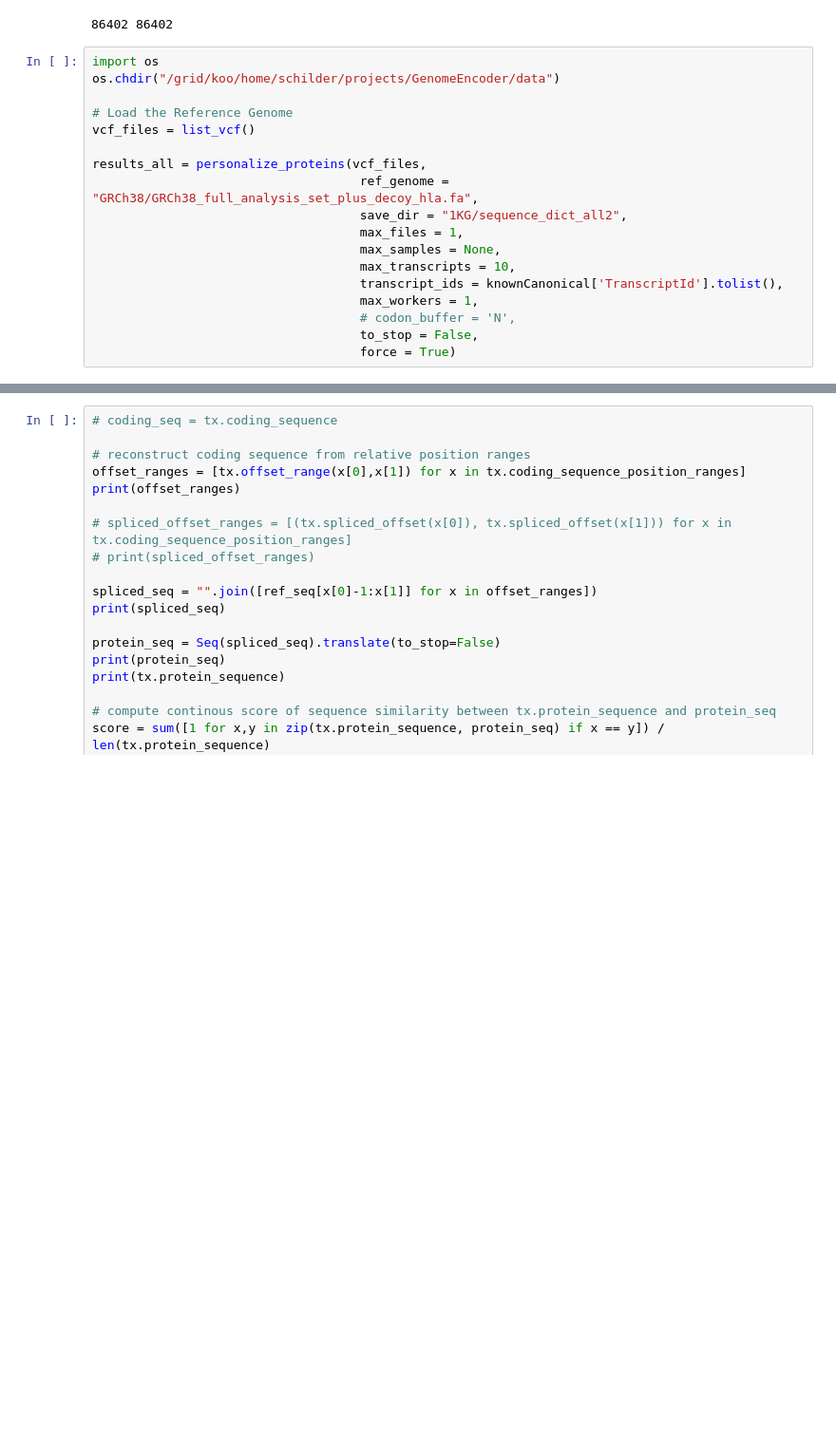
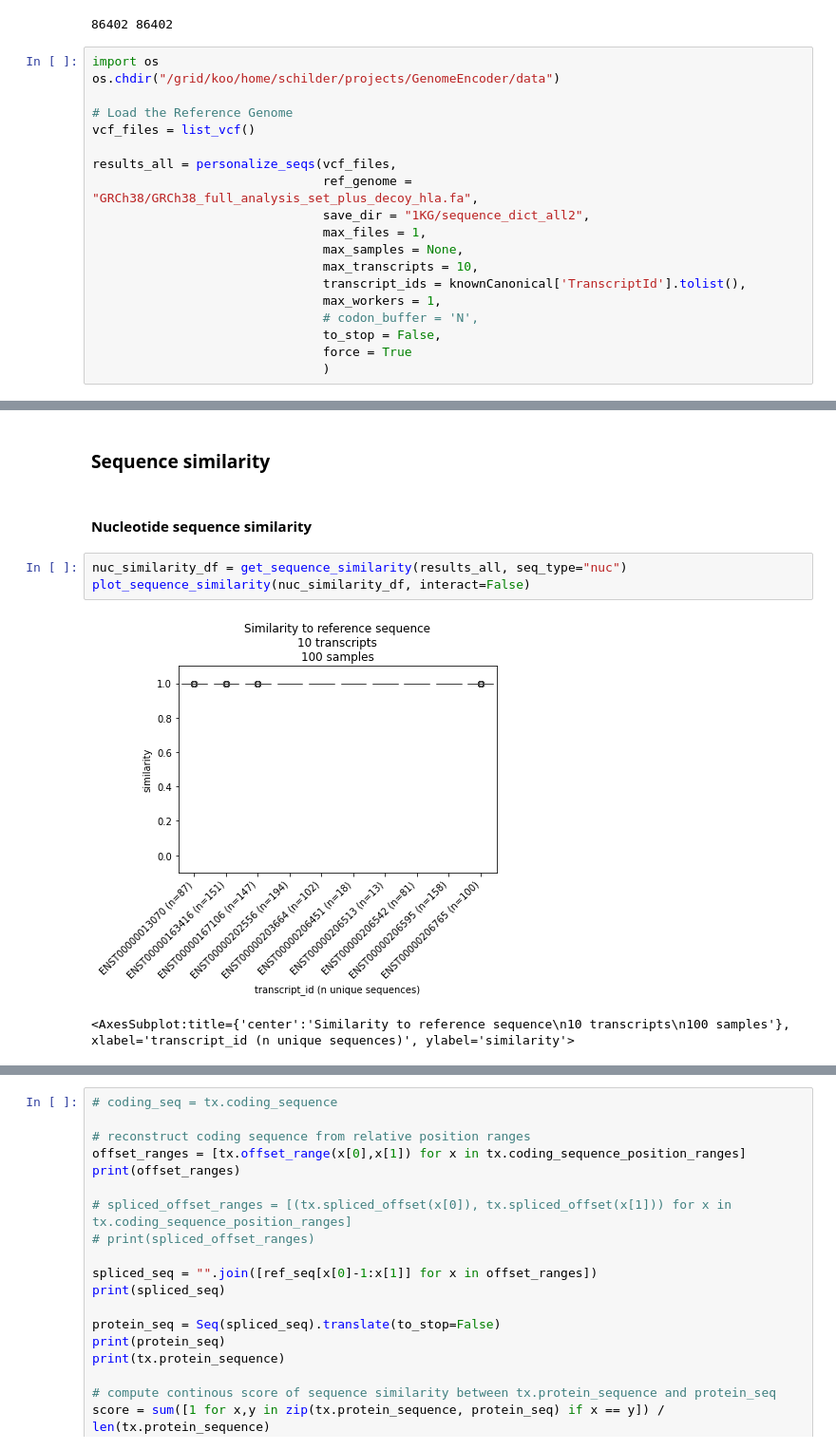
Before and after one commit to bschilder/VEP_protein, a Jupyter notebook: code/1KG.ipynb, the cells around one changed output, grey strips where cells are left out. Shown at 95% size. Saved outputs shown, nothing was run; the diff lists cells and outputs as text; blank space fills up the shorter version.

```diff
--- a/code/1KG.ipynb
+++ b/code/1KG.ipynb
@@ -36,16 +36,17 @@ os.chdir("/grid/koo/home/schilder/projects/GenomeEncoder/data")
 # Load the Reference Genome
 vcf_files = list_vcf()
 
-results_all = personalize_proteins(vcf_files,
-                                    ref_genome = "GRCh38/GRCh38_full_analysis_set_plus_decoy_hla.fa",
-                                    save_dir = "1KG/sequence_dict_all2",
-                                    max_files = 1,
-                                    max_samples = None,
-                                    max_transcripts = 10,
-                                    transcript_ids = knownCanonical['TranscriptId'].tolist(),
-                                    max_workers = 1,
-                                    # codon_buffer = 'N',
-                                    to_stop = False,
-                                    force = True)
+results_all = personalize_seqs(vcf_files,
+                               ref_genome = "GRCh38/GRCh38_full_analysis_set_plus_decoy_hla.fa",
+                               save_dir = "1KG/sequence_dict_all2",
+                               max_files = 1,
+                               max_samples = None,
+                               max_transcripts = 10,
+                               transcript_ids = knownCanonical['TranscriptId'].tolist(),
+                               max_workers = 1,
+                               # codon_buffer = 'N',
+                               to_stop = False,
+                               force = True
+                               )
 # %% [output]
 23 VCF files found.
@@ -67,0 +54,10 @@ fig.show()
+# %% [markdown]
+### Sequence similarity
+# %% [markdown]
+#### Nucleotide sequence similarity
+# %%
+nuc_similarity_df = get_sequence_similarity(results_all, seq_type="nuc")
+plot_sequence_similarity(nuc_similarity_df, interact=False)
+# %% [output]
+[figure, added]
+<AxesSubplot:title={'center':'Similarity to reference sequence\n10 transcripts\n100 samples'}, xlabel='transcript_id (n unique sequences)', ylabel='similarity'>
```
Also changed, not shown: parts of 13 cells of this notebook, 2 other files.
